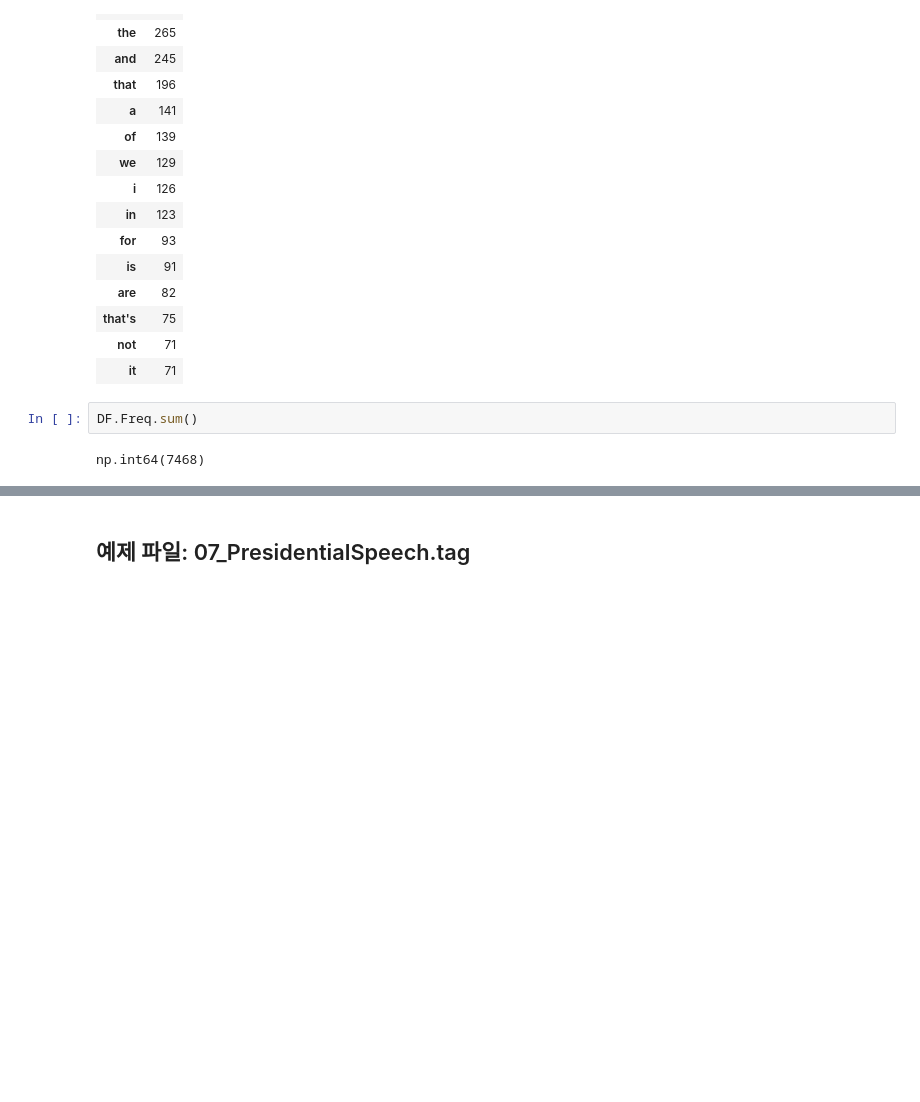
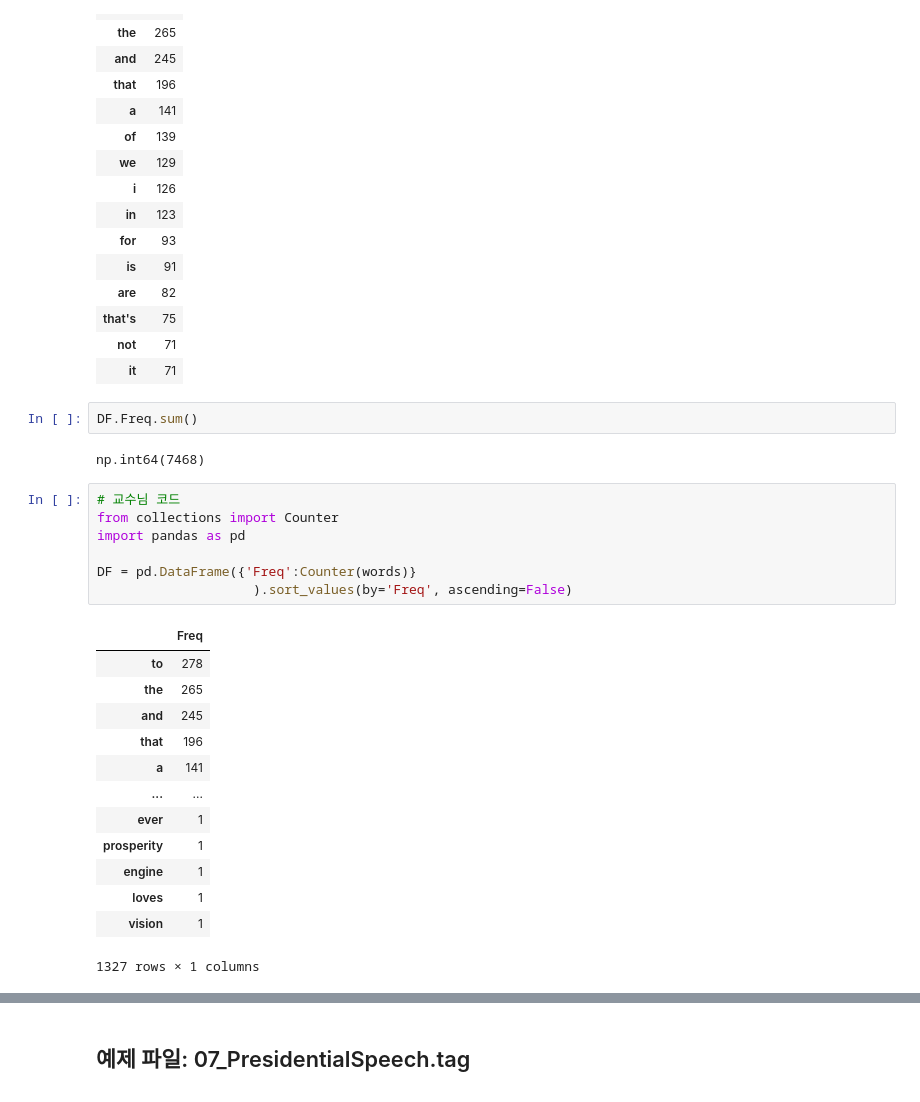
Before and after one commit to yunjichoi37/corpus-linguistics, a Jupyter notebook: 실습/07_텍스트데이터와빈도_III.ipynb, the cells around one changed output, grey strips where cells are left out. Drawn from its saved outputs; the diff is of its cells as text; blank space fills up the shorter version.

```diff
--- a/실습/07_텍스트데이터와빈도_III.ipynb
+++ b/실습/07_텍스트데이터와빈도_III.ipynb
@@ -145,5 +145,26 @@ DF.head(15)
 DF.Freq.sum()
 # %% [output]
 np.int64(7468)
+# %%
+# 교수님 코드
+from collections import Counter
+import pandas as pd
+
+DF = pd.DataFrame({'Freq':Counter(words)}
+                    ).sort_values(by='Freq', ascending=False)
+# %% [output]
+|  | Freq |
+| to | 278 |
+| the | 265 |
+| and | 245 |
+| that | 196 |
+| a | 141 |
+| ... | ... |
+| ever | 1 |
+| prosperity | 1 |
+| engine | 1 |
+| loves | 1 |
+| vision | 1 |
+1327 rows × 1 columns
 # %% [markdown]
 ## 연습문제 3
```
Also changed, not shown: parts of 15 cells of this notebook.
